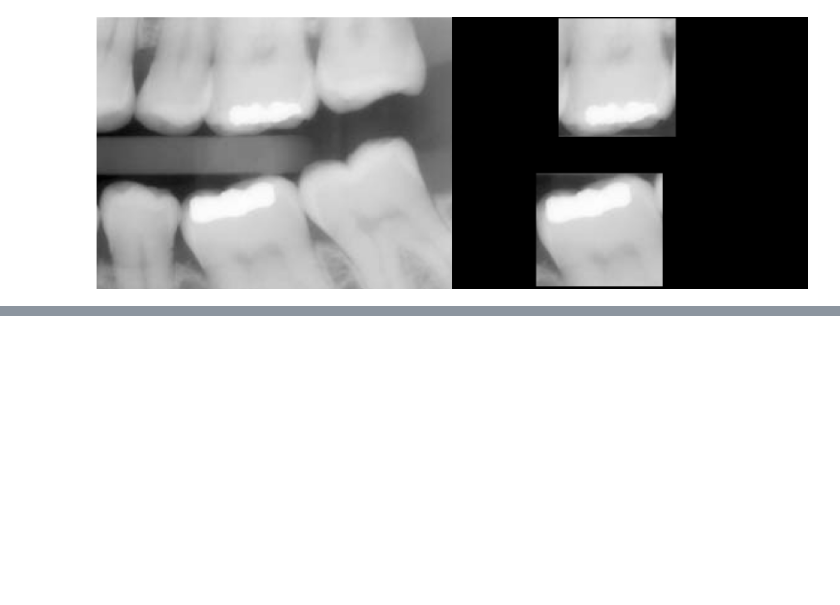
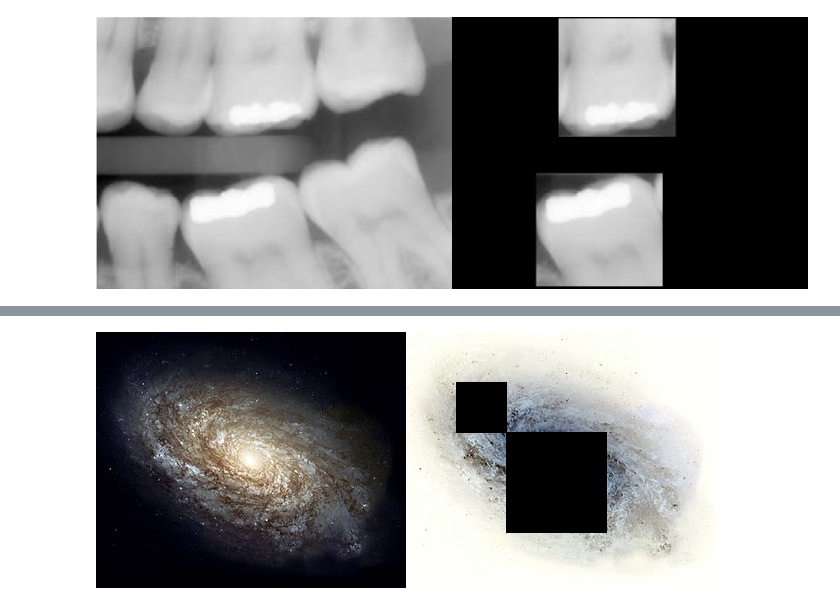
Before and after one commit to abdullohn/PCVK_Genap_20-21, a Jupyter notebook: week5.ipynb, the cells around one changed output, grey strips where cells are left out. Saved outputs shown, nothing was run; the diff lists cells and outputs as text; code cells hidden in the pictures; blank space fills up the shorter version.

```diff
--- a/week5.ipynb
+++ b/week5.ipynb
@@ -58,0 +124,15 @@ cv2_imshow(final_frame)
+# %%
+img = cv.imread('/content/drive/MyDrive/PCVK-GENAP-2021/galaxy.jpg')
+mask_not = np.zeros(img.shape, dtype=np.uint8)
+mask_not = cv.rectangle(mask_not,pt1=(200,100),pt2=(100,200),color=(255,255,255),thickness=-1)
+
+result = ~img & ~mask_not
+
+mask_not1 = cv.rectangle(mask_not,pt1=(50,100),pt2=(100,50),color=(255,255,255),thickness=-1)
+
+result_not1 = ~img & ~mask_not1
+
+final_frame = cv.hconcat((img, result_not1))
+cv2_imshow(final_frame)
+# %% [output]
+[figure, added]
```
Also changed, not shown: parts of 5 cells of this notebook.
